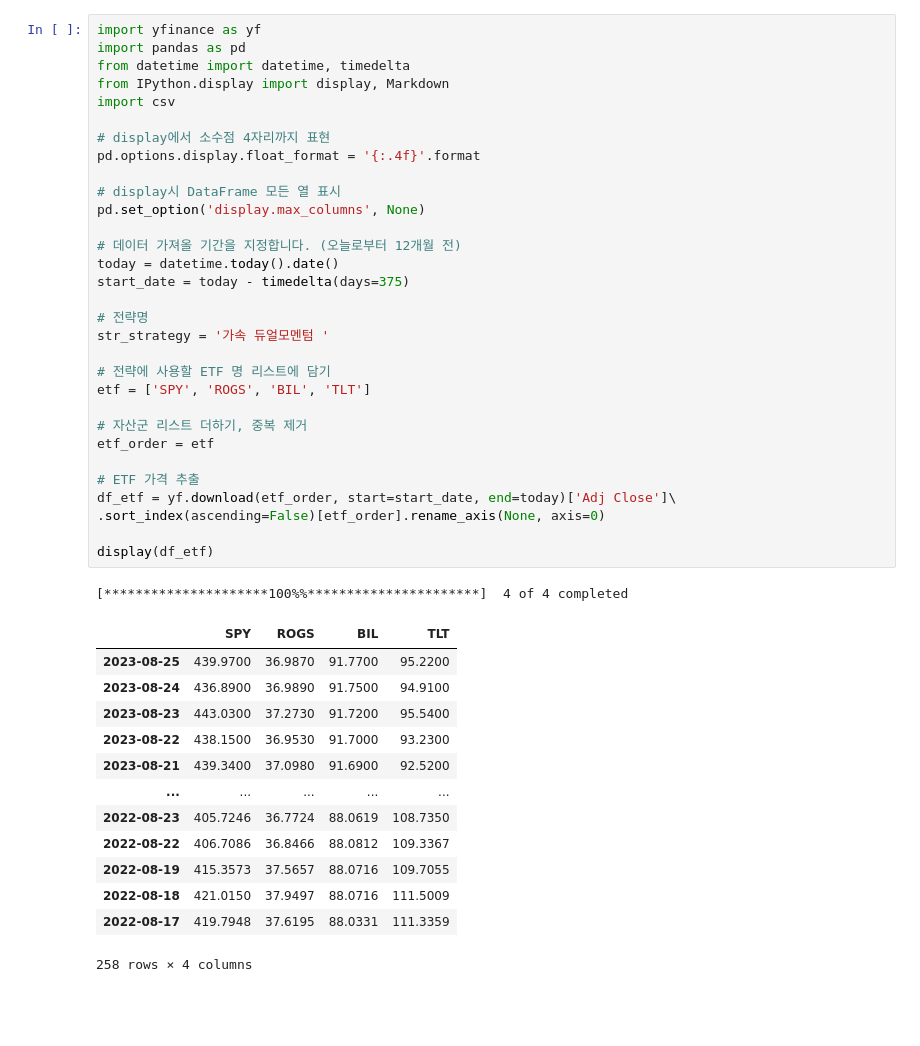
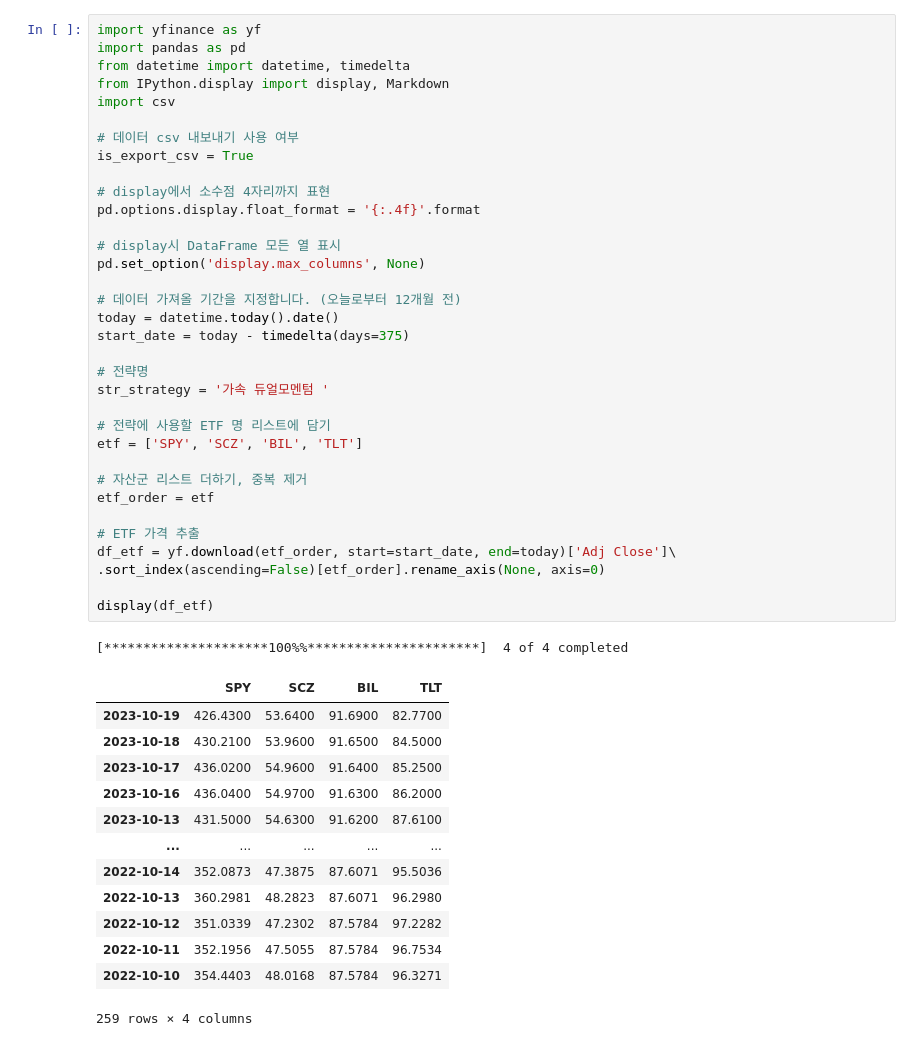
Before and after one commit to jongkwangyun/quant, a Jupyter notebook: 동적자산배분_가속_듀얼모멘텀.ipynb, the cells around one changed output. Saved outputs shown, nothing was run; the diff lists cells and outputs as text; blank space fills up the shorter version.

```diff
--- a/동적자산배분_가속_듀얼모멘텀.ipynb
+++ b/동적자산배분_가속_듀얼모멘텀.ipynb
@@ -42,47 +8,50 @@ import yfinance as yf
 import pandas as pd
 from datetime import datetime, timedelta
 from IPython.display import display, Markdown
 import csv
+
+# 데이터 csv 내보내기 사용 여부
+is_export_csv = True
 
 # display에서 소수점 4자리까지 표현
 pd.options.display.float_format = '{:.4f}'.format
 
 # display시 DataFrame 모든 열 표시
 pd.set_option('display.max_columns', None)
 
 # 데이터 가져올 기간을 지정합니다. (오늘로부터 12개월 전)
 today = datetime.today().date()
 start_date = today - timedelta(days=375)
 
 # 전략명
 str_strategy = '가속 듀얼모멘텀 '
 
 # 전략에 사용할 ETF 명 리스트에 담기
-etf = ['SPY', 'ROGS', 'BIL', 'TLT']
+etf = ['SPY', 'SCZ', 'BIL', 'TLT']
 
 # 자산군 리스트 더하기, 중복 제거
 etf_order = etf
 
 # ETF 가격 추출
 df_etf = yf.download(etf_order, start=start_date, end=today)['Adj Close']\
 .sort_index(ascending=False)[etf_order].rename_axis(None, axis=0)
 
 display(df_etf)
 # %% [output]
 [*********************100%%**********************]  4 of 4 completed
-|  | SPY | ROGS | BIL | TLT |
-| 2023-08-25 | 439.9700 | 36.9870 | 91.7700 | 95.2200 |
-| 2023-08-24 | 436.8900 | 36.9890 | 91.7500 | 94.9100 |
-| 2023-08-23 | 443.0300 | 37.2730 | 91.7200 | 95.5400 |
-| 2023-08-22 | 438.1500 | 36.9530 | 91.7000 | 93.2300 |
-| 2023-08-21 | 439.3400 | 37.0980 | 91.6900 | 92.5200 |
+|  | SPY | SCZ | BIL | TLT |
+| 2023-10-19 | 426.4300 | 53.6400 | 91.6900 | 82.7700 |
+| 2023-10-18 | 430.2100 | 53.9600 | 91.6500 | 84.5000 |
+| 2023-10-17 | 436.0200 | 54.9600 | 91.6400 | 85.2500 |
+| 2023-10-16 | 436.0400 | 54.9700 | 91.6300 | 86.2000 |
+| 2023-10-13 | 431.5000 | 54.6300 | 91.6200 | 87.6100 |
 | ... | ... | ... | ... | ... |
-| 2022-08-23 | 405.7246 | 36.7724 | 88.0619 | 108.7350 |
-| 2022-08-22 | 406.7086 | 36.8466 | 88.0812 | 109.3367 |
-| 2022-08-19 | 415.3573 | 37.5657 | 88.0716 | 109.7055 |
-| 2022-08-18 | 421.0150 | 37.9497 | 88.0716 | 111.5009 |
-| 2022-08-17 | 419.7948 | 37.6195 | 88.0331 | 111.3359 |
+| 2022-10-14 | 352.0873 | 47.3875 | 87.6071 | 95.5036 |
+| 2022-10-13 | 360.2981 | 48.2823 | 87.6071 | 96.2980 |
+| 2022-10-12 | 351.0339 | 47.2302 | 87.5784 | 97.2282 |
+| 2022-10-11 | 352.1956 | 47.5055 | 87.5784 | 96.7534 |
+| 2022-10-10 | 354.4403 | 48.0168 | 87.5784 | 96.3271 |
-258 rows × 4 columns
+259 rows × 4 columns
 # %%
 # csv 경로 설정
 output_path =  '/content/drive/MyDrive/DynamicAssetAllocation/'
```
Also changed, not shown: parts of 6 cells of this notebook.
